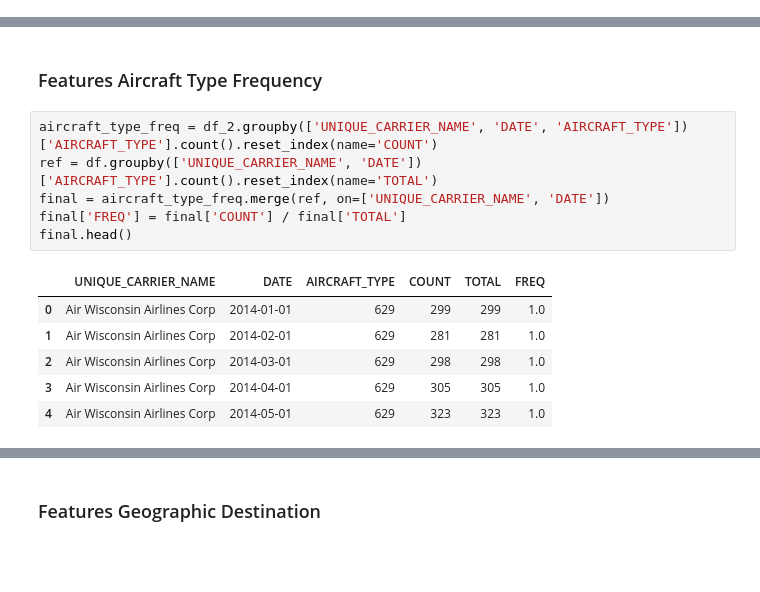
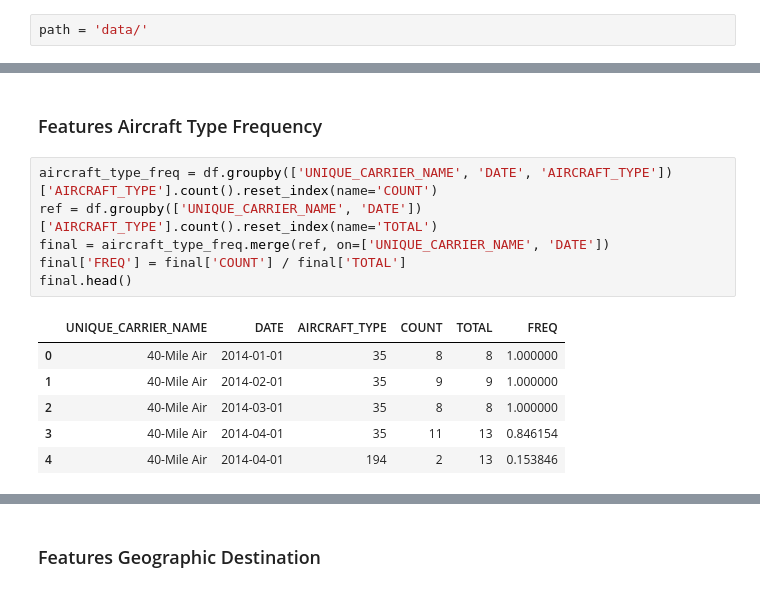
Before and after one commit to alexZajac/airlines_performance, a Jupyter notebook: explanations_professors/final_project_data_camp.ipynb, the cells around one changed output, grey strips where cells are left out. Cells and saved outputs as stored; diff of their text form; blank space fills up the shorter version.

```diff
--- a/explanations_professors/final_project_data_camp.ipynb
+++ b/explanations_professors/final_project_data_camp.ipynb
@@ -55,5 +55,7 @@ plt.rcParams.update(params)
 # %% [markdown]
 ### Preprocessing
+# %%
+path = 'data/'
 # %%
 # Read the CSV file, delete unnamed columns, creates load factor, keeps only number of seats > 10, creates DATE column
 def read_n_clean(name):
@@ -269,15 +267,15 @@ time: 20.1 s (started: 2021-01-05 10:08:43 +00:00)
 # %% [markdown]
 ### Features Aircraft Type Frequency
 # %%
-aircraft_type_freq = df_2.groupby(['UNIQUE_CARRIER_NAME', 'DATE', 'AIRCRAFT_TYPE'])['AIRCRAFT_TYPE'].count().reset_index(name='COUNT')
+aircraft_type_freq = df.groupby(['UNIQUE_CARRIER_NAME', 'DATE', 'AIRCRAFT_TYPE'])['AIRCRAFT_TYPE'].count().reset_index(name='COUNT')
 ref = df.groupby(['UNIQUE_CARRIER_NAME', 'DATE'])['AIRCRAFT_TYPE'].count().reset_index(name='TOTAL')
 final = aircraft_type_freq.merge(ref, on=['UNIQUE_CARRIER_NAME', 'DATE'])
 final['FREQ'] = final['COUNT'] / final['TOTAL']
 final.head()
 # %% [output]
 |  | UNIQUE_CARRIER_NAME | DATE | AIRCRAFT_TYPE | COUNT | TOTAL | FREQ |
-| 0 | Air Wisconsin Airlines Corp | 2014-01-01 | 629 | 299 | 299 | 1.0 |
-| 1 | Air Wisconsin Airlines Corp | 2014-02-01 | 629 | 281 | 281 | 1.0 |
-| 2 | Air Wisconsin Airlines Corp | 2014-03-01 | 629 | 298 | 298 | 1.0 |
-| 3 | Air Wisconsin Airlines Corp | 2014-04-01 | 629 | 305 | 305 | 1.0 |
-| 4 | Air Wisconsin Airlines Corp | 2014-05-01 | 629 | 323 | 323 | 1.0 |
+| 0 | 40-Mile Air | 2014-01-01 | 35 | 8 | 8 | 1.000000 |
+| 1 | 40-Mile Air | 2014-02-01 | 35 | 9 | 9 | 1.000000 |
+| 2 | 40-Mile Air | 2014-03-01 | 35 | 8 | 8 | 1.000000 |
+| 3 | 40-Mile Air | 2014-04-01 | 35 | 11 | 13 | 0.846154 |
+| 4 | 40-Mile Air | 2014-04-01 | 194 | 2 | 13 | 0.153846 |
```
Also changed, not shown: parts of 31 cells of this notebook.
